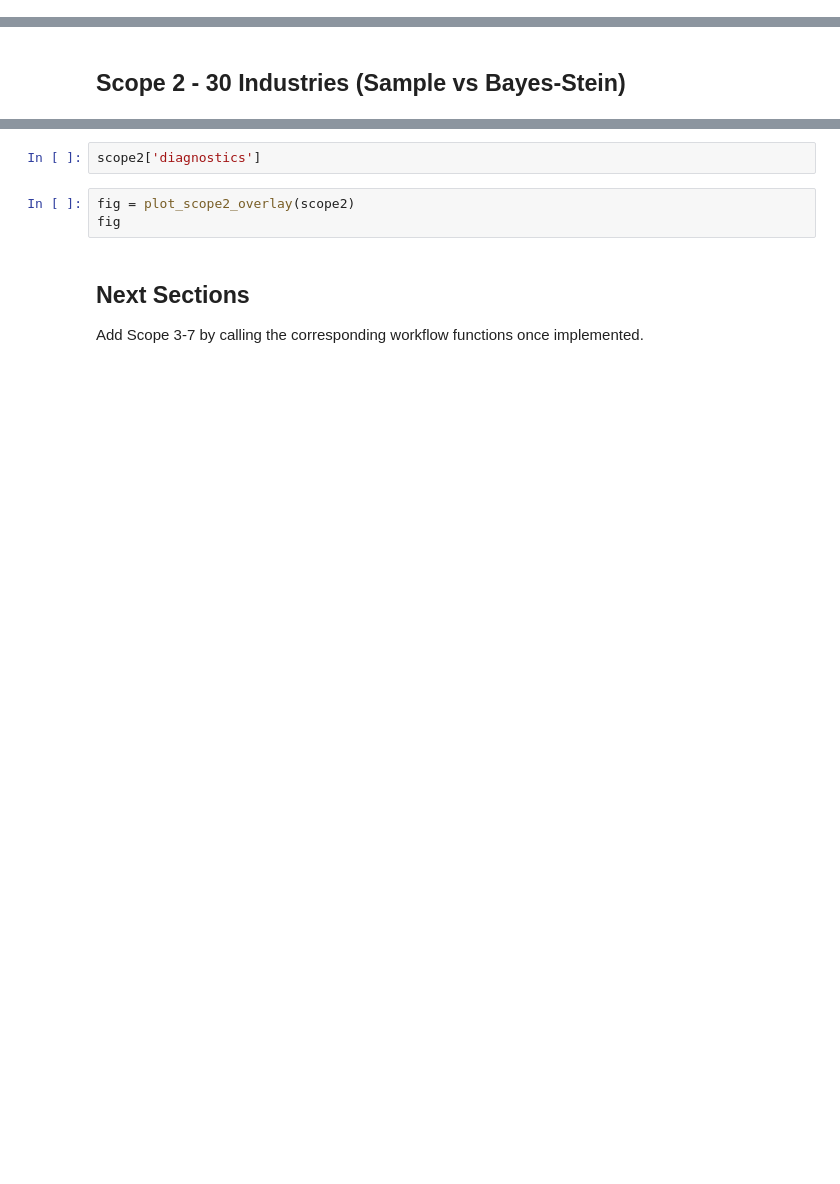
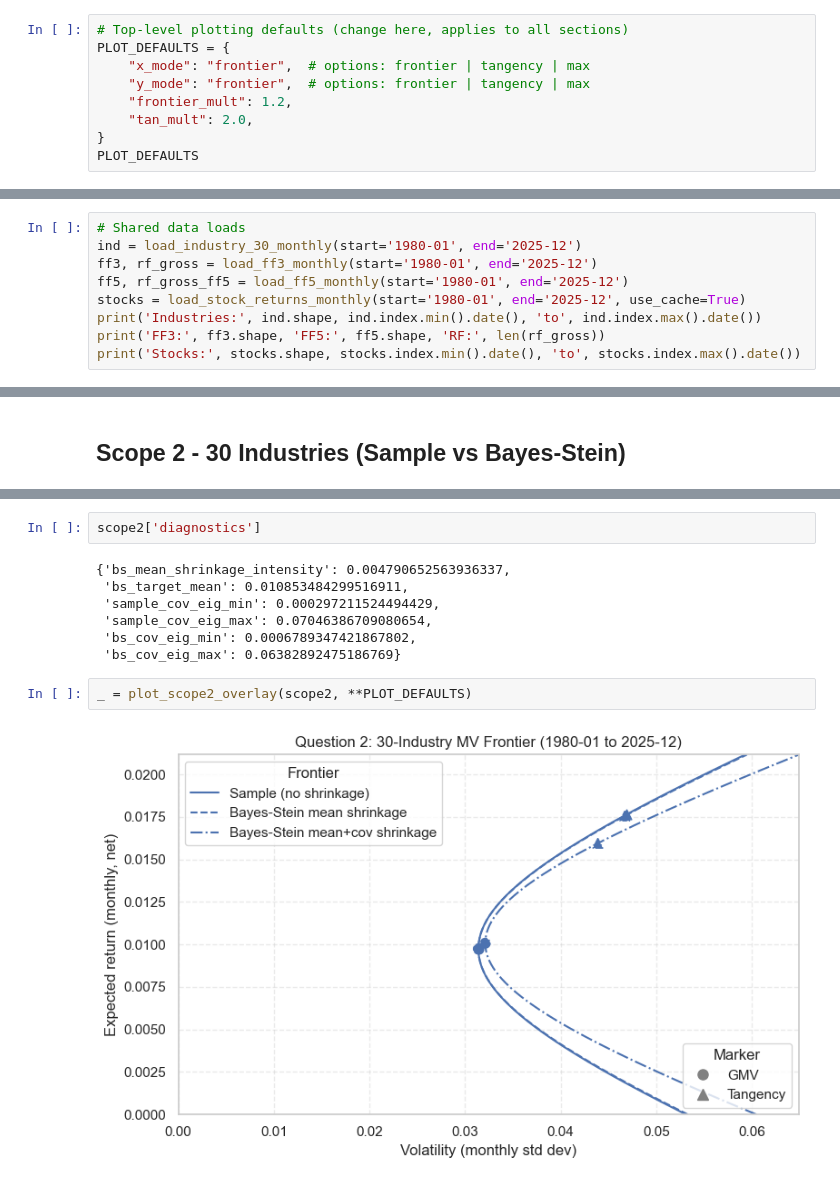
Before and after one commit to eomoran/fin41360-group-asst, a Jupyter notebook: fin41360_report.ipynb, the cells around one changed output, grey strips where cells are left out. Drawn from its saved outputs; the diff is of its cells as text; blank space fills up the shorter version.

```diff
--- a/fin41360_report.ipynb
+++ b/fin41360_report.ipynb
@@ -10,2 +23,11 @@ from fin41360.plot_frontiers import plot_scope2_overlay
 
 sns.set_theme(style='whitegrid', context='notebook')
+# %%
+# Top-level plotting defaults (change here, applies to all sections)
+PLOT_DEFAULTS = {
+    "x_mode": "frontier",  # options: frontier | tangency | max
+    "y_mode": "frontier",  # options: frontier | tangency | max
+    "frontier_mult": 1.2,
+    "tan_mult": 2.0,
+}
+PLOT_DEFAULTS
@@ -11,0 +39,9 @@ sns.set_theme(style='whitegrid', context='notebook')
+# %%
+# Shared data loads
+ind = load_industry_30_monthly(start='1980-01', end='2025-12')
+ff3, rf_gross = load_ff3_monthly(start='1980-01', end='2025-12')
+ff5, rf_gross_ff5 = load_ff5_monthly(start='1980-01', end='2025-12')
+stocks = load_stock_returns_monthly(start='1980-01', end='2025-12', use_cache=True)
+print('Industries:', ind.shape, ind.index.min().date(), 'to', ind.index.max().date())
+print('FF3:', ff3.shape, 'FF5:', ff5.shape, 'RF:', len(rf_gross))
+print('Stocks:', stocks.shape, stocks.index.min().date(), 'to', stocks.index.max().date())
@@ -22,9 +73,13 @@ scope2['summary_tables']['gmv_tan']
 # %%
 scope2['diagnostics']
+# %% [output]
+{'bs_mean_shrinkage_intensity': 0.004790652563936337,
+ 'bs_target_mean': 0.010853484299516911,
+ 'sample_cov_eig_min': 0.000297211524494429,
+ 'sample_cov_eig_max': 0.07046386709080654,
+ 'bs_cov_eig_min': 0.0006789347421867802,
+ 'bs_cov_eig_max': 0.06382892475186769}
 # %%
-fig = plot_scope2_overlay(scope2)
-fig
+_ = plot_scope2_overlay(scope2, **PLOT_DEFAULTS)
+# %% [output]
+[figure, added]
-# %% [markdown]
-## Next Sections
-
-Add Scope 3-7 by calling the corresponding workflow functions once implemented.
```
Also changed, not shown: parts of 29 cells of this notebook, 4 other files.
